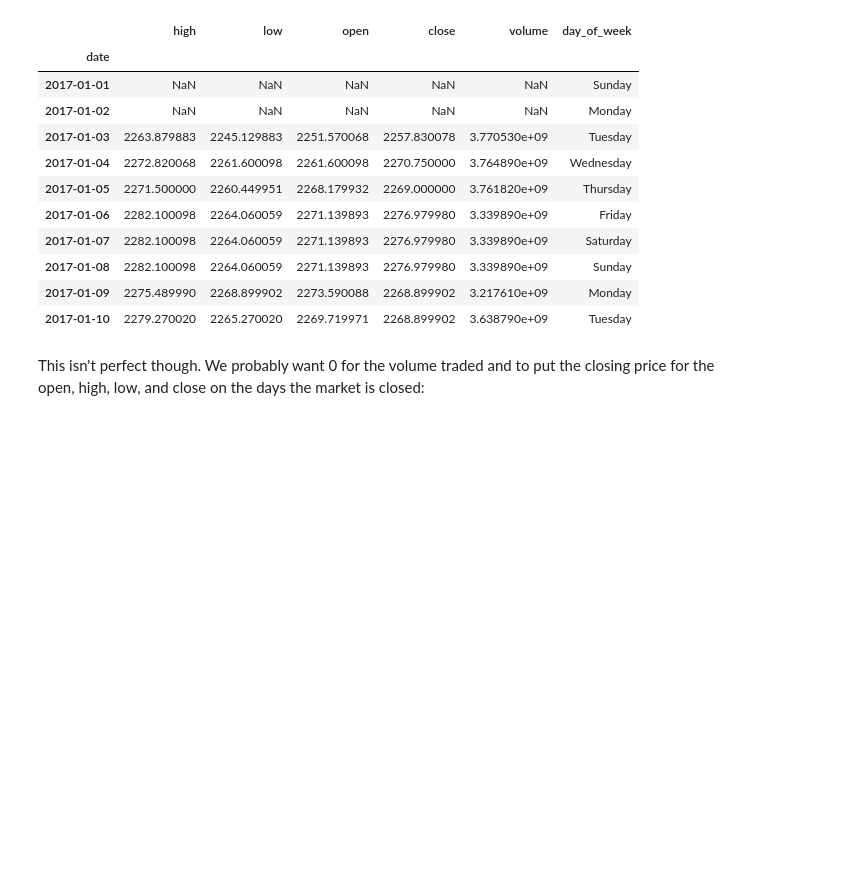
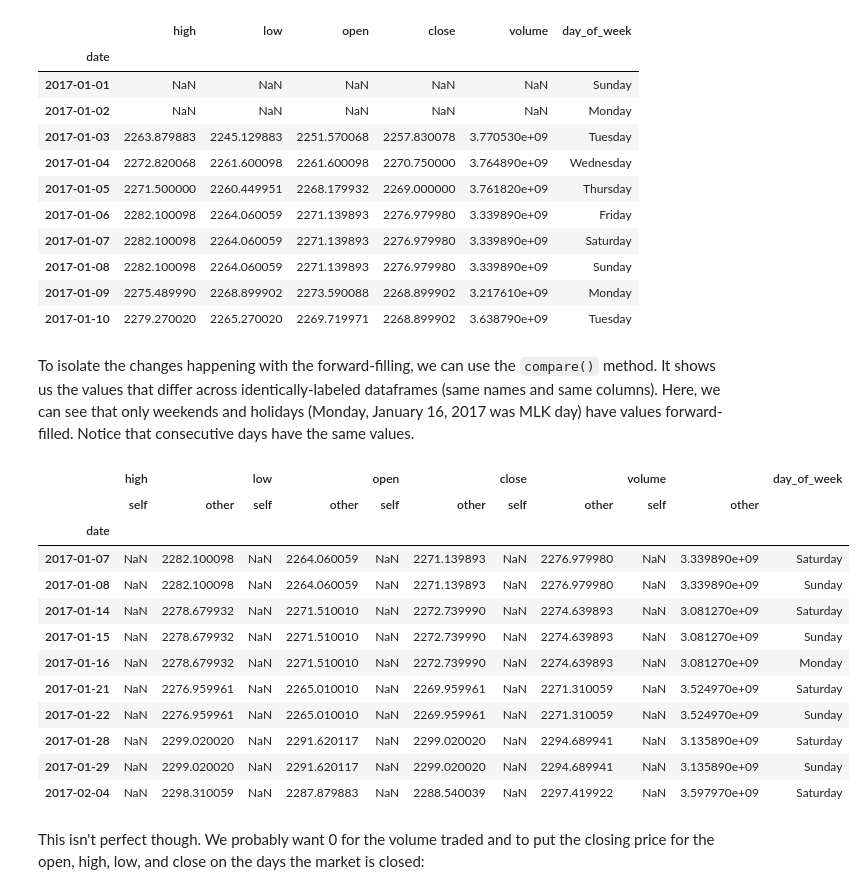
Before and after one commit to stefmolin/Hands-On-Data-Analysis-with-Pandas-2nd-edition, a Jupyter notebook: ch_03/3-cleaning_data.ipynb, the cells around one changed output. Cells and saved outputs as stored; diff of their text form; code cells hidden in the pictures; blank space fills up the shorter version.

Commit message:
Include example of compare()

```diff
--- a/ch_03/3-cleaning_data.ipynb
+++ b/ch_03/3-cleaning_data.ipynb
@@ -535,6 +535,28 @@ sp.reindex(
 | 2017-01-08 | 2282.100098 | 2264.060059 | 2271.139893 | 2276.979980 | 3.339890e+09 | Sunday |
 | 2017-01-09 | 2275.489990 | 2268.899902 | 2273.590088 | 2268.899902 | 3.217610e+09 | Monday |
 | 2017-01-10 | 2279.270020 | 2265.270020 | 2269.719971 | 2268.899902 | 3.638790e+09 | Tuesday |
+# %% [markdown]
+To isolate the changes happening with the forward-filling, we can use the `compare()` method. It shows us the values that differ across identically-labeled dataframes (same names and same columns). Here, we can see that only weekends and holidays (Monday, January 16, 2017 was MLK day) have values forward-filled. Notice that consecutive days have the same values.
+# %%
+sp.reindex(bitcoin.index).compare(
+    sp.reindex(bitcoin.index, method='ffill')
+).head(10).assign(
+    day_of_week=lambda x: x.index.day_name()
+)
+# %% [output]
+|  | high |  | low |  | open |  | close |  | volume |  | day_of_week |
+|  | self | other | self | other | self | other | self | other | self | other |  |
+| date |  |  |  |  |  |  |  |  |  |  |  |
+| 2017-01-07 | NaN | 2282.100098 | NaN | 2264.060059 | NaN | 2271.139893 | NaN | 2276.979980 | NaN | 3.339890e+09 | Saturday |
+| 2017-01-08 | NaN | 2282.100098 | NaN | 2264.060059 | NaN | 2271.139893 | NaN | 2276.979980 | NaN | 3.339890e+09 | Sunday |
+| 2017-01-14 | NaN | 2278.679932 | NaN | 2271.510010 | NaN | 2272.739990 | NaN | 2274.639893 | NaN | 3.081270e+09 | Saturday |
+| 2017-01-15 | NaN | 2278.679932 | NaN | 2271.510010 | NaN | 2272.739990 | NaN | 2274.639893 | NaN | 3.081270e+09 | Sunday |
+| 2017-01-16 | NaN | 2278.679932 | NaN | 2271.510010 | NaN | 2272.739990 | NaN | 2274.639893 | NaN | 3.081270e+09 | Monday |
+| 2017-01-21 | NaN | 2276.959961 | NaN | 2265.010010 | NaN | 2269.959961 | NaN | 2271.310059 | NaN | 3.524970e+09 | Saturday |
+| 2017-01-22 | NaN | 2276.959961 | NaN | 2265.010010 | NaN | 2269.959961 | NaN | 2271.310059 | NaN | 3.524970e+09 | Sunday |
+| 2017-01-28 | NaN | 2299.020020 | NaN | 2291.620117 | NaN | 2299.020020 | NaN | 2294.689941 | NaN | 3.135890e+09 | Saturday |
+| 2017-01-29 | NaN | 2299.020020 | NaN | 2291.620117 | NaN | 2299.020020 | NaN | 2294.689941 | NaN | 3.135890e+09 | Sunday |
+| 2017-02-04 | NaN | 2298.310059 | NaN | 2287.879883 | NaN | 2288.540039 | NaN | 2297.419922 | NaN | 3.597970e+09 | Saturday |
 # %% [markdown]
 This isn't perfect though. We probably want 0 for the volume traded and to put the closing price for the open, high, low, and close on the days the market is closed:
 # %%
```
Also changed, not shown: parts of 3 cells of this notebook.
